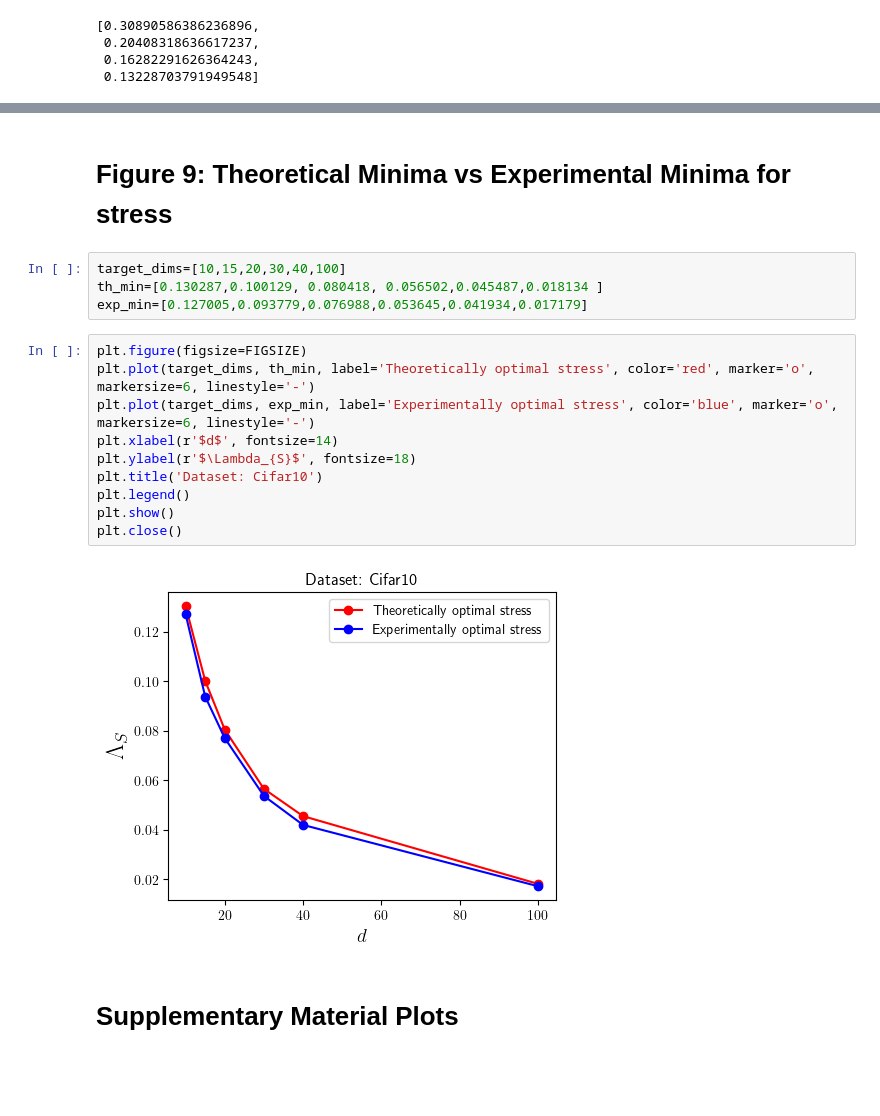
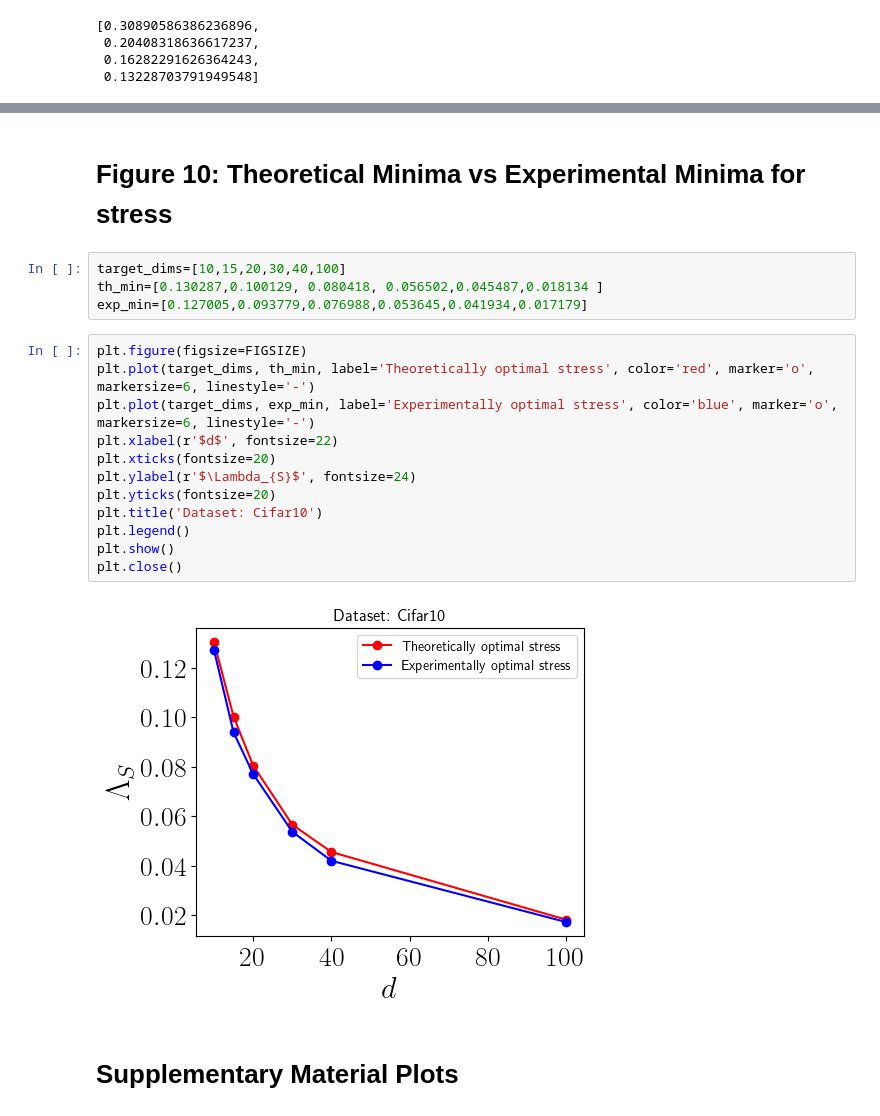
Before and after one commit to S3-Lab-IIT/DiffRed, a Jupyter notebook: Experiments/dimensionality_reduction_metrics/make_plots.ipynb, the cells around one changed output, grey strips where cells are left out. Drawn from its saved outputs; the diff is of its cells as text; blank space fills up the shorter version.

```diff
--- a/Experiments/dimensionality_reduction_metrics/make_plots.ipynb
+++ b/Experiments/dimensionality_reduction_metrics/make_plots.ipynb
@@ -386,5 +412,5 @@ plt.close()
 # %% [markdown]
-# Figure 9: Theoretical Minima vs Experimental Minima for stress
+# Figure 10: Theoretical Minima vs Experimental Minima for stress
 # %%
 target_dims=[10,15,20,30,40,100]
 th_min=[0.130287,0.100129, 0.080418, 0.056502,0.045487,0.018134 ]
@@ -392,15 +418,17 @@ exp_min=[0.127005,0.093779,0.076988,0.053645,0.041934,0.017179]
 # %%
 plt.figure(figsize=FIGSIZE)
 plt.plot(target_dims, th_min, label='Theoretically optimal stress', color='red', marker='o', markersize=6, linestyle='-')
 plt.plot(target_dims, exp_min, label='Experimentally optimal stress', color='blue', marker='o', markersize=6, linestyle='-')
-plt.xlabel(r'$d$', fontsize=14)
-plt.ylabel(r'$\Lambda_{S}$', fontsize=18)
+plt.xlabel(r'$d$', fontsize=22)
+plt.xticks(fontsize=20)
+plt.ylabel(r'$\Lambda_{S}$', fontsize=24)
+plt.yticks(fontsize=20)
 plt.title('Dataset: Cifar10')
 plt.legend()
 plt.show()
 plt.close()
 # %% [output]
-[figure, old version]
+[figure, new version]
 # %% [markdown]
 # Supplementary Material Plots
 # %% [markdown]
```
Also changed, not shown: parts of 18 cells of this notebook.
